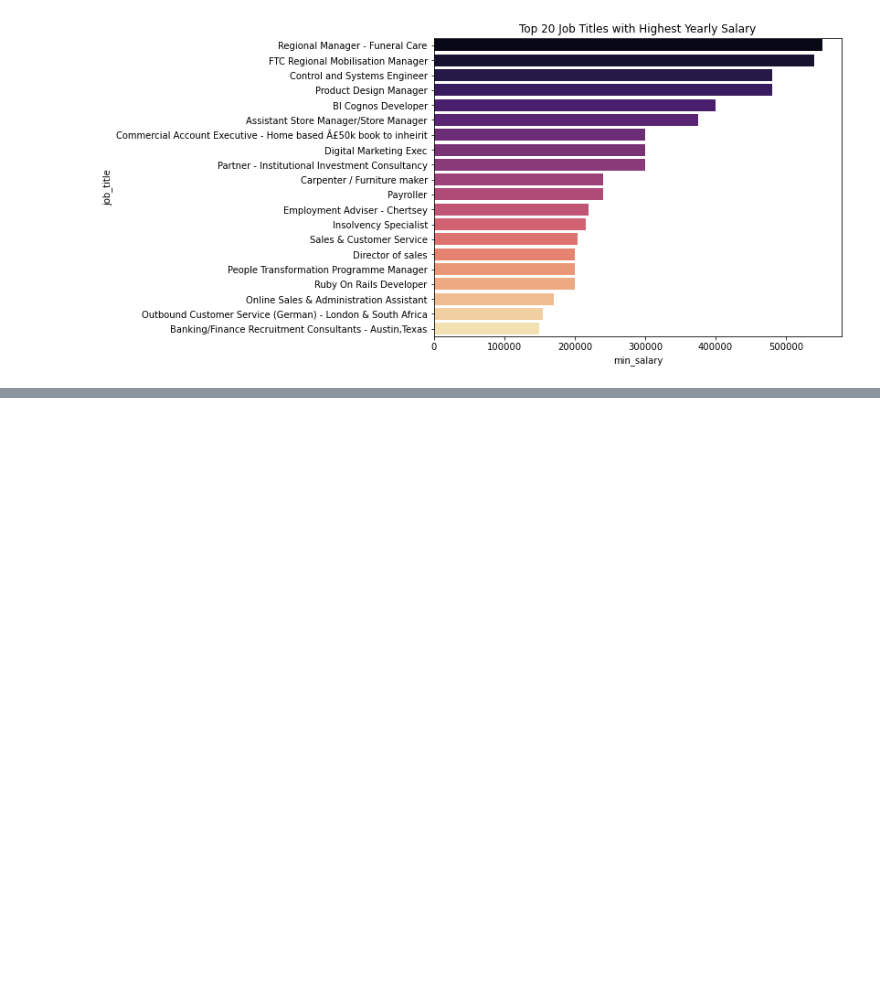
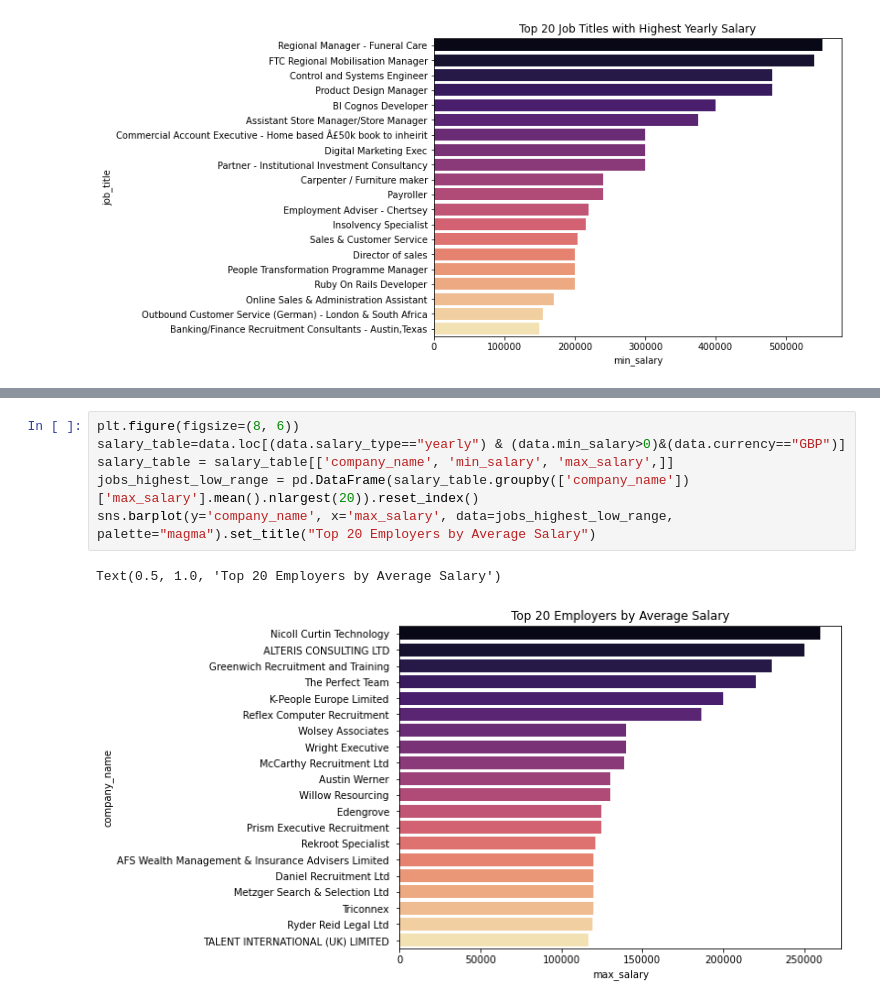
Before and after one commit to dexterneutron/TorreDSProject, a Jupyter notebook: TorreDSProject.ipynb, the cells around one changed output, grey strips where cells are left out. Cells and saved outputs as stored; diff of their text form; blank space fills up the shorter version.

```diff
--- a/TorreDSProject.ipynb
+++ b/TorreDSProject.ipynb
@@ -255,0 +262,9 @@ Text(0.5, 1.0, 'Top 20 Job Titles with Highest Yearly Salary')
+# %%
+plt.figure(figsize=(8, 6))
+salary_table=data.loc[(data.salary_type=="yearly") & (data.min_salary>0)&(data.currency=="GBP")]
+salary_table = salary_table[['company_name', 'min_salary', 'max_salary',]]
+jobs_highest_low_range = pd.DataFrame(salary_table.groupby(['company_name'])['max_salary'].mean().nlargest(20)).reset_index()
+sns.barplot(y='company_name', x='max_salary', data=jobs_highest_low_range, palette="magma").set_title("Top 20 Employers by Average Salary")
+# %% [output]
+Text(0.5, 1.0, 'Top 20 Employers by Average Salary')
+[figure, added]
```
Also changed, not shown: parts of 8 cells of this notebook.
